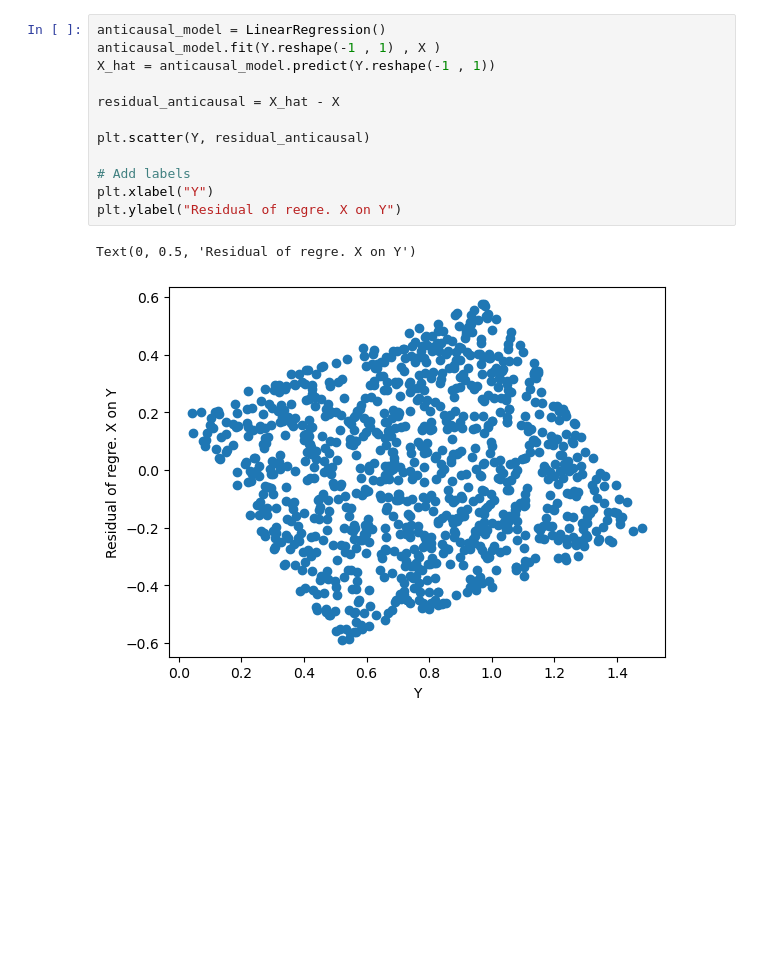
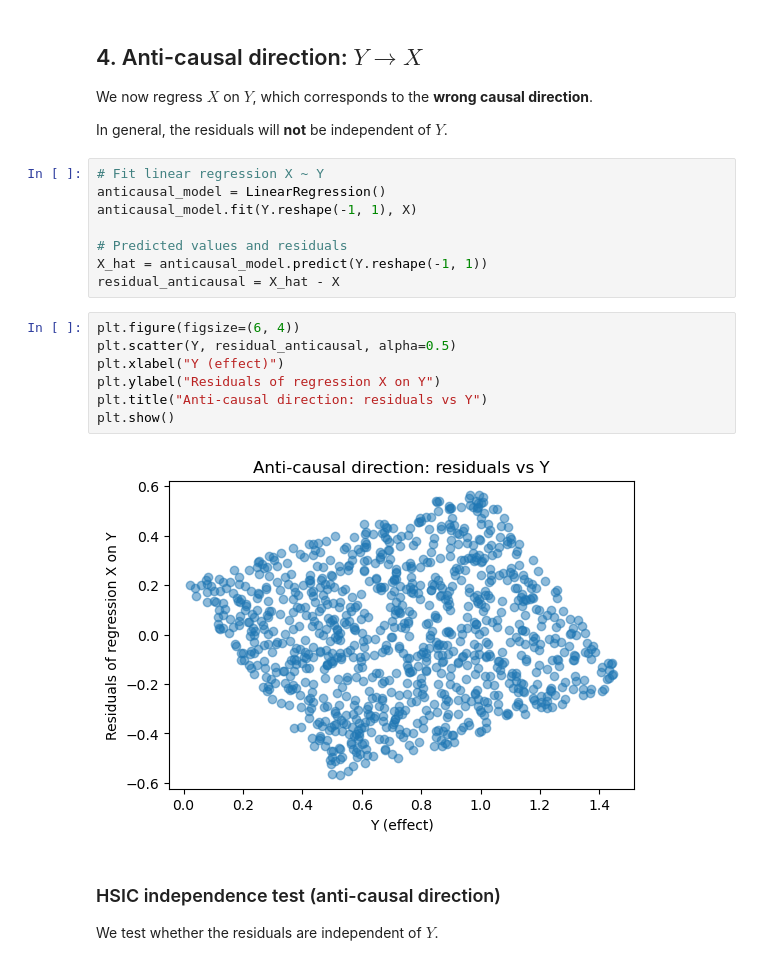
Before and after one commit to AnasMourahib/Dependence-modeling-, a Jupyter notebook: Session6/ANM_simulation.ipynb, the cells around one changed output. Saved outputs shown, nothing was run; the diff lists cells and outputs as text; blank space fills up the shorter version.

```diff
--- a/Session6/ANM_simulation.ipynb
+++ b/Session6/ANM_simulation.ipynb
@@ -35,15 +105,27 @@ Text(0, 0.5, 'Residual of regre. Y on X')
+# %% [markdown]
+## 4. Anti-causal direction: $Y \rightarrow X$
+
+We now regress $X$ on $Y$, which corresponds to the **wrong causal direction**.
+
+In general, the residuals will **not** be independent of $Y$.
 # %%
+# Fit linear regression X ~ Y
 anticausal_model = LinearRegression()
-anticausal_model.fit(Y.reshape(-1 , 1) , X )
-X_hat = anticausal_model.predict(Y.reshape(-1 , 1))
+anticausal_model.fit(Y.reshape(-1, 1), X)
 
+# Predicted values and residuals
+X_hat = anticausal_model.predict(Y.reshape(-1, 1))
 residual_anticausal = X_hat - X
-
-plt.scatter(Y, residual_anticausal)
-
-# Add labels
-plt.xlabel("Y")
-plt.ylabel("Residual of regre. X on Y")
-# %% [output]
-Text(0, 0.5, 'Residual of regre. X on Y')
-[figure, removed]
+# %%
+plt.figure(figsize=(6, 4))
+plt.scatter(Y, residual_anticausal, alpha=0.5)
+plt.xlabel("Y (effect)")
+plt.ylabel("Residuals of regression X on Y")
+plt.title("Anti-causal direction: residuals vs Y")
+plt.show()
+# %% [output]
+[figure, added]
+# %% [markdown]
+### HSIC independence test (anti-causal direction)
+
+We test whether the residuals are independent of $Y$.
```
Also changed, not shown: parts of 12 cells of this notebook, 7 other files.
